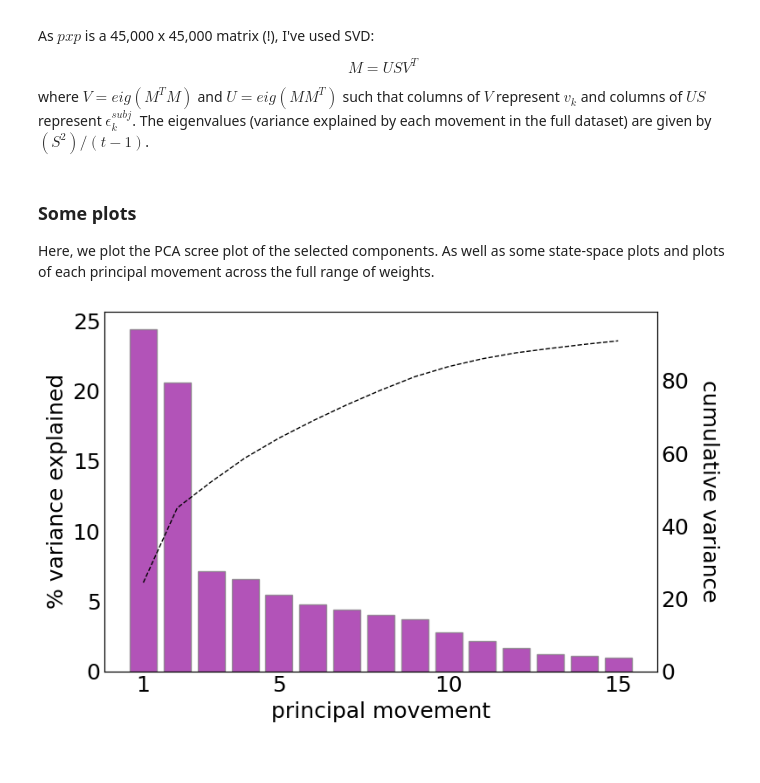
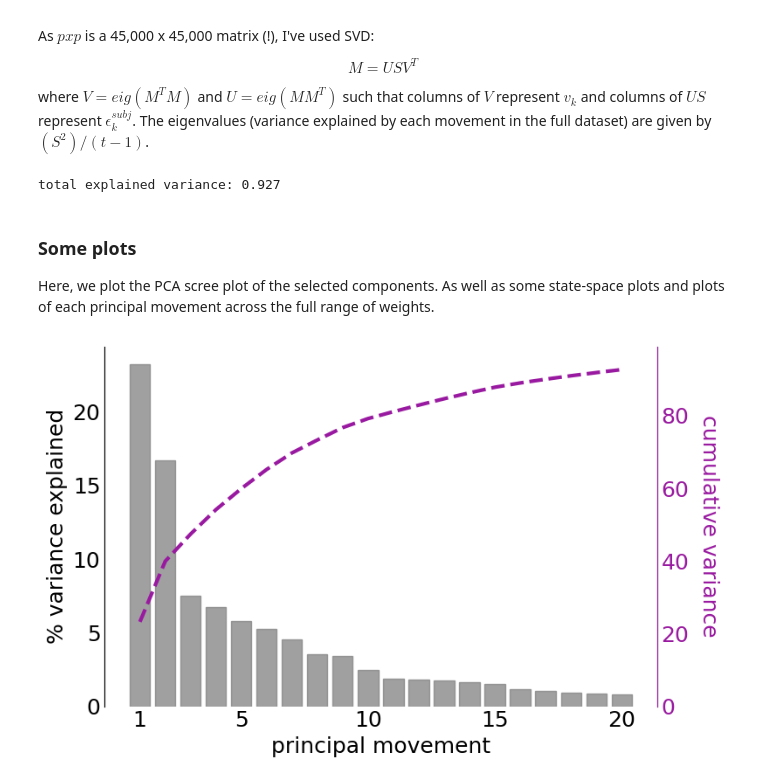
Before and after one commit to garedaba/state-space, a Jupyter notebook: PrincipalMovements.ipynb, the cells around one changed output. Saved outputs shown, nothing was run; the diff lists cells and outputs as text; code cells hidden in the pictures.

```diff
--- a/PrincipalMovements.ipynb
+++ b/PrincipalMovements.ipynb
@@ -52,12 +48,12 @@ To remove high-frequency frame-to-frame jitter, we filter all timeseries with a
 # load data
 data, info = load_data(DATA_DIR)
 
-n_s, n_t, n_k = np.shape(data)
-print('data format: {:} subects by {:} time by {:} features'.format(n_s, n_t, n_k))
+# rearrange for smoothing and angle calculation
+processed_data = process_data(data, add_features=True, frequency=FREQ, new_frequency=NEW_FREQ, do_filter=FILTER)[0]
+processed_data = rearrange(processed_data, 'subjects time features -> subjects features time')
+npoints = np.shape(processed_data)[-1]
 
-# rearrange for smoothing and angle calculation
-processed_data = process_data(data, add_features=False, do_filter=True, filter_cutoff=FILTER_CUTOFF)[0]
-processed_data = rearrange(processed_data, 'subjects time features -> subjects features time')
+print('data format: {:} subjects by {:} features by {:} time '.format(*np.shape(processed_data)))
 # %% [output]
 removing 1 outlier video
 removing 1 videos with no age at video
@@ -101,11 +98,12 @@ Initially, just taking a random subset to build the model. This could be done in
 # take random subset
 print('')
 print('select {:} at random'.format(N_SELECT))
-rand_idx = np.arange(n_s)
+rand_idx = np.arange(len(processed_data))
+np.random.seed(1001) # fix for replicating
 np.random.shuffle(rand_idx)
 model_data = processed_data[rand_idx[:N_SELECT],:,:]
 
 #save record of subects in subset
 info.to_csv('{:}all_subject_info.csv'.format(OUTPUT_DIR), index=None)
-info.iloc[rand_idx[:N_SELECT]].to_csv('{:}decomposition_subset_info.csv'.format(OUTPUT_DIR), index=None)
+info.iloc[rand_idx[:N_SELECT]].to_csv('{:}random_subset_info.csv'.format(OUTPUT_DIR), index=None)
 # %% [output]
@@ -151,36 +152,41 @@ subject_timeseries = subject_timeseries[:, :N_MODES] * singular_values[:N_MODES]
 
 principal_movements = principal_movements[:N_MODES, :]
 explained_variance_ratio = explained_variance_ratio[:N_MODES]
+print('total explained variance: {:.3f}'.format(sum(explained_variance_ratio)))
 
 # save PCA output to OUTPUT_DIR
 np.save('{:}principal_movements_timeseries_{:}components.npy'.format(OUTPUT_DIR, N_MODES), subject_timeseries)
 np.save('{:}principal_movements_{:}components.npy'.format(OUTPUT_DIR, N_MODES), principal_movements)
 np.save('{:}principal_movements_explained_variance_{:}components.npy'.format(OUTPUT_DIR, N_MODES), explained_variance_ratio)
 np.save('{:}principal_movements_singular_values_{:}components.npy'.format(OUTPUT_DIR, N_MODES), singular_values[:N_MODES])
+# %% [output]
+total explained variance: 0.927
 # %% [markdown]
 
 ### Some plots
 Here, we plot the PCA scree plot of the selected components. As well as some state-space plots and plots of each principal movement across the full range of weights.
 # %%
 # variance explained by each principal movement
-
 fig, ax = plt.subplots(1,1, figsize=(8,5))
 ax1 = ax.twinx()
 
-ax.bar(x=np.arange(N_MODES)+1, height=explained_variance_ratio * 100, edgecolor='gray', alpha=0.75, facecolor='#9919a0', zorder=0)
+ax.bar(x=np.arange(N_MODES)+1, height=explained_variance_ratio * 100, edgecolor='gray', alpha=0.75, facecolor='grey', zorder=0)
 ax.set_xlabel('principal movement', fontsize=18)
 ax.set_ylabel('% variance explained', fontsize=18)
 ax.set_xticks([1, 5, 10, 15, 20, 25])
 
 ax.tick_params('both', labelsize=18, length=0)
 
-ax1.plot(np.arange(N_MODES)+1, np.cumsum(explained_variance_ratio * 100), lw=1, color='black', linestyle='--')
+ax1.plot(np.arange(N_MODES)+1, np.cumsum(explained_variance_ratio * 100), lw=3, color='#9919a0', linestyle='--')
 ax1.set_ylim(0,99)
-ax1.set_ylabel('cumulative variance', fontsize=18, rotation=270, labelpad=25)
+ax1.set_ylabel('cumulative variance', fontsize=18, rotation=270, labelpad=25, color='#9919a0')
 ax1.tick_params('both', labelsize=18, length=0)
+ax1.tick_params('y', labelsize=18, length=0, labelcolor='#9919a0')
+ax1.spines['right'].set_color('#9919a0')
 
+sns.despine(bottom=True, right=False)
 plt.tight_layout()
-plt.savefig('{:}/movements_PCA_scree.png'.format(FIGURE_DIR), transparent=False)
+plt.savefig('{:}/movements_PCA_scree.png'.format(FIGURE_DIR), transparent=False, dpi=350)
 plt.show()
 # %% [output]
-[figure, old version]
+[figure, new version]
```
Also changed, not shown: parts of 18 cells of this notebook, 3 other files.
